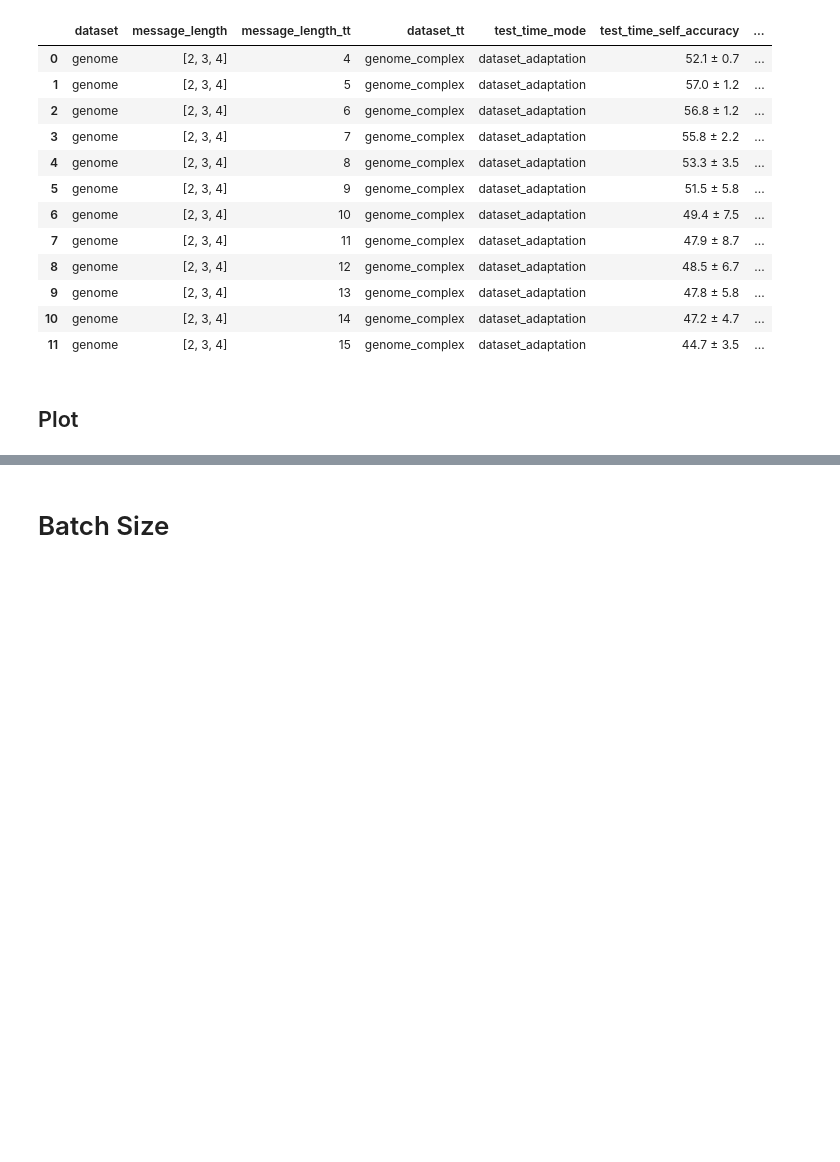
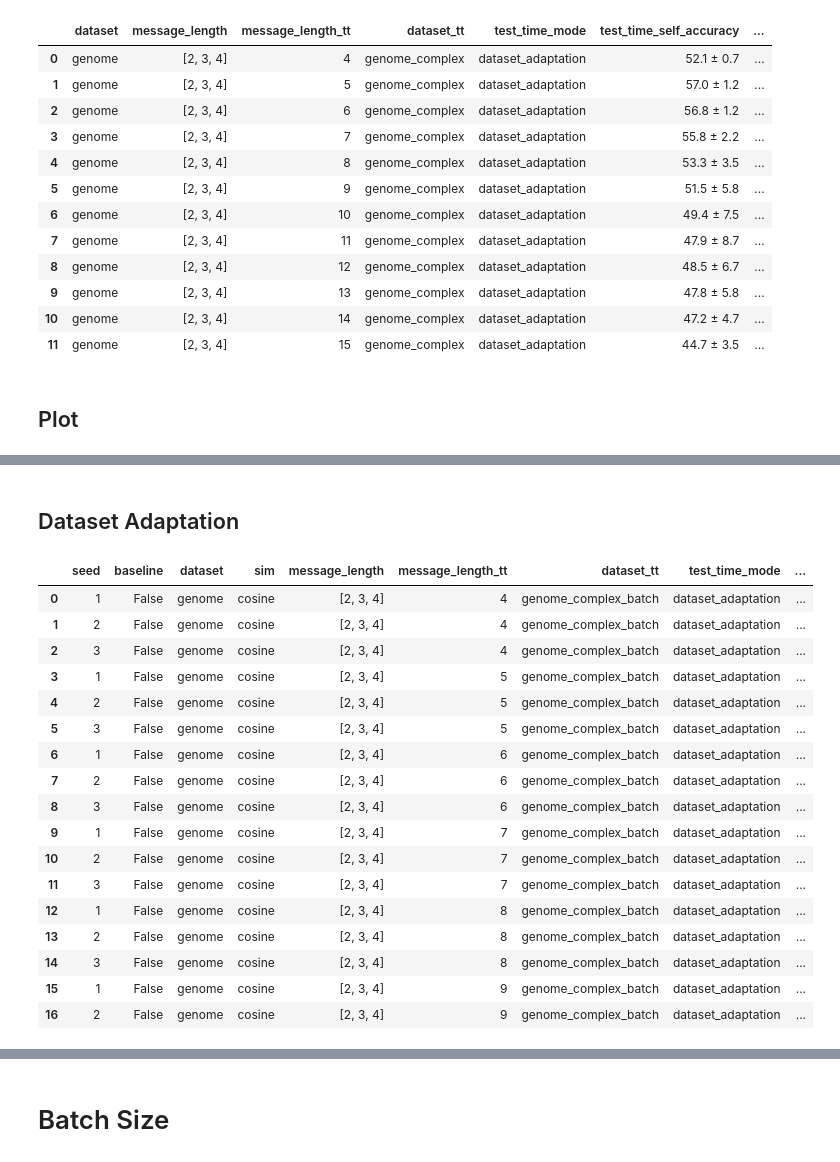
Before and after one commit to MehdiJmlkh/Test-Time-Emergent-Language, a Jupyter notebook: TTEL/results.ipynb, the cells around one changed output, grey strips where cells are left out. Saved outputs shown, nothing was run; the diff lists cells and outputs as text; code cells hidden in the pictures; blank space fills up the shorter version.

Commit message:
Add new genome complex dataset to results notebook

```diff
--- a/TTEL/results.ipynb
+++ b/TTEL/results.ipynb
@@ -2640,0 +2710,36 @@ plot(
+# %% [markdown]
+## Dataset Adaptation
+# %%
+res = filter_df(
+    {
+        "dataset": "genome",
+        "dataset_tt": "genome_complex_batch",
+        "baseline": False,
+        "test_time_mode": ["dataset_adaptation"],
+        "message_length": "[2, 3, 4]",
+    },
+    sort_by=["message_length_tt", "seed", "learning_rate_tt", "num_iterations"],
+)
+# res[adapt_cols]
+# %%
+final = extract_maxes_elbow(res)
+final[adapt_cols]
+# %% [output]
+|  | seed | baseline | dataset | sim | message_length | message_length_tt | dataset_tt | test_time_mode | ... |
+| 0 | 1 | False | genome | cosine | [2, 3, 4] | 4 | genome_complex_batch | dataset_adaptation | ... |
+| 1 | 2 | False | genome | cosine | [2, 3, 4] | 4 | genome_complex_batch | dataset_adaptation | ... |
+| 2 | 3 | False | genome | cosine | [2, 3, 4] | 4 | genome_complex_batch | dataset_adaptation | ... |
+| 3 | 1 | False | genome | cosine | [2, 3, 4] | 5 | genome_complex_batch | dataset_adaptation | ... |
+| 4 | 2 | False | genome | cosine | [2, 3, 4] | 5 | genome_complex_batch | dataset_adaptation | ... |
+| 5 | 3 | False | genome | cosine | [2, 3, 4] | 5 | genome_complex_batch | dataset_adaptation | ... |
+| 6 | 1 | False | genome | cosine | [2, 3, 4] | 6 | genome_complex_batch | dataset_adaptation | ... |
+| 7 | 2 | False | genome | cosine | [2, 3, 4] | 6 | genome_complex_batch | dataset_adaptation | ... |
+| 8 | 3 | False | genome | cosine | [2, 3, 4] | 6 | genome_complex_batch | dataset_adaptation | ... |
+| 9 | 1 | False | genome | cosine | [2, 3, 4] | 7 | genome_complex_batch | dataset_adaptation | ... |
+| 10 | 2 | False | genome | cosine | [2, 3, 4] | 7 | genome_complex_batch | dataset_adaptation | ... |
+| 11 | 3 | False | genome | cosine | [2, 3, 4] | 7 | genome_complex_batch | dataset_adaptation | ... |
+| 12 | 1 | False | genome | cosine | [2, 3, 4] | 8 | genome_complex_batch | dataset_adaptation | ... |
+| 13 | 2 | False | genome | cosine | [2, 3, 4] | 8 | genome_complex_batch | dataset_adaptation | ... |
+| 14 | 3 | False | genome | cosine | [2, 3, 4] | 8 | genome_complex_batch | dataset_adaptation | ... |
+| 15 | 1 | False | genome | cosine | [2, 3, 4] | 9 | genome_complex_batch | dataset_adaptation | ... |
+| 16 | 2 | False | genome | cosine | [2, 3, 4] | 9 | genome_complex_batch | dataset_adaptation | ... |
```
Also changed, not shown: parts of 9 cells of this notebook, 2 other files.
